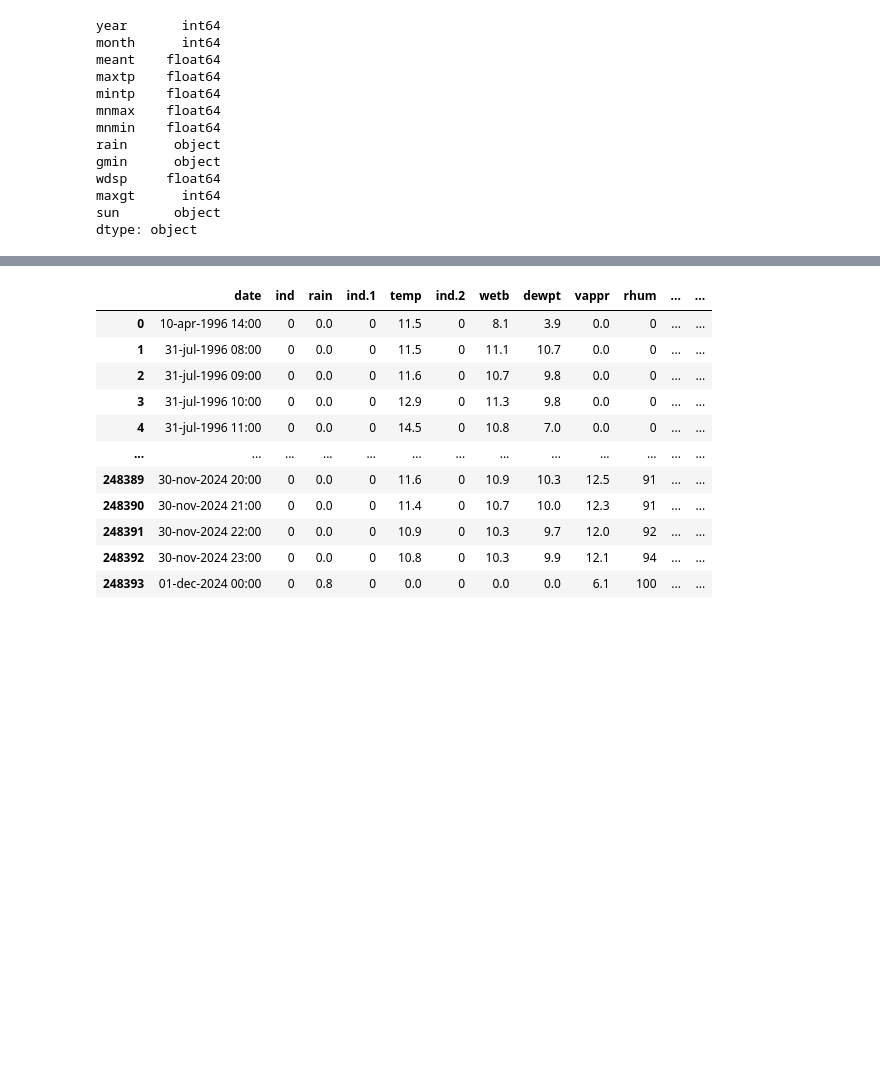
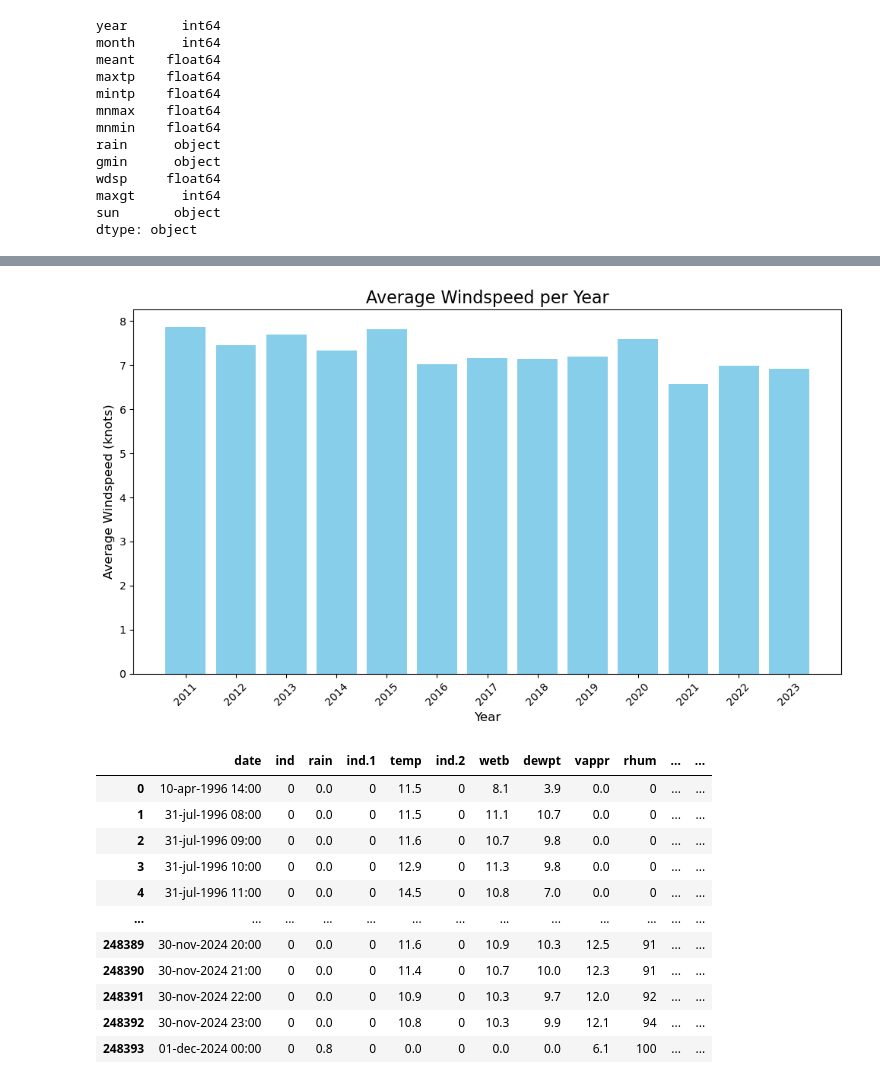
Before and after one commit to MattiDoubleU/PFDA, a Jupyter notebook: Project/Project2024.ipynb, the cells around one changed output, grey strips where cells are left out. Saved outputs shown, nothing was run; the diff lists cells and outputs as text; code cells hidden in the pictures; blank space fills up the shorter version.

```diff
--- a/Project/Project2024.ipynb
+++ b/Project/Project2024.ipynb
@@ -122,3 +148,22 @@ TypeError: agg function failed [how->mean,dtype->object]
+# %%
+# Group by year and calculate average windspeed per year.
+avg_rainfall_per_year = df.groupby('year')['wdsp'].mean().reset_index()
+
+# Plot the bar chart for all years.
+plt.figure(figsize=(10, 6))  # Set the figure size.
+plt.bar(avg_rainfall_per_year['year'], avg_rainfall_per_year['wdsp'], color='skyblue')
+
+# Title and labels.
+plt.title('Average Windspeed per Year', fontsize=16)
+plt.xlabel('Year', fontsize=12)
+plt.ylabel('Average Windspeed (knots)', fontsize=12)
+plt.xticks(avg_rainfall_per_year['year'], rotation=45)  # Rotate x-axis labels for better readability.
+
+# Plot.
+plt.tight_layout()
+plt.show()
+# %% [output]
+[figure, added]
 # %%
 # Load the CSV file from the URL.
 url = "https://cli.fusio.net/cli/climate_data/webdata/hly4935.csv"
```
Also changed, not shown: parts of 4 cells of this notebook.
